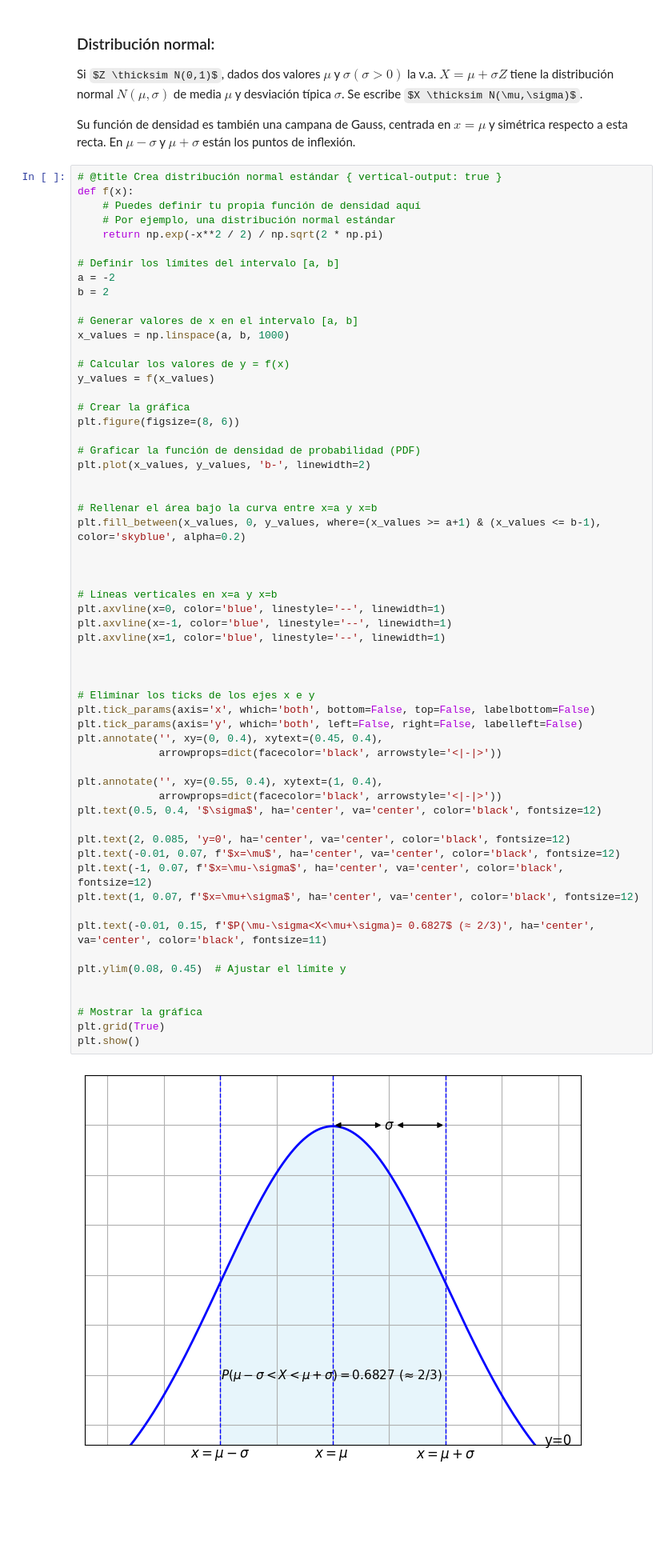
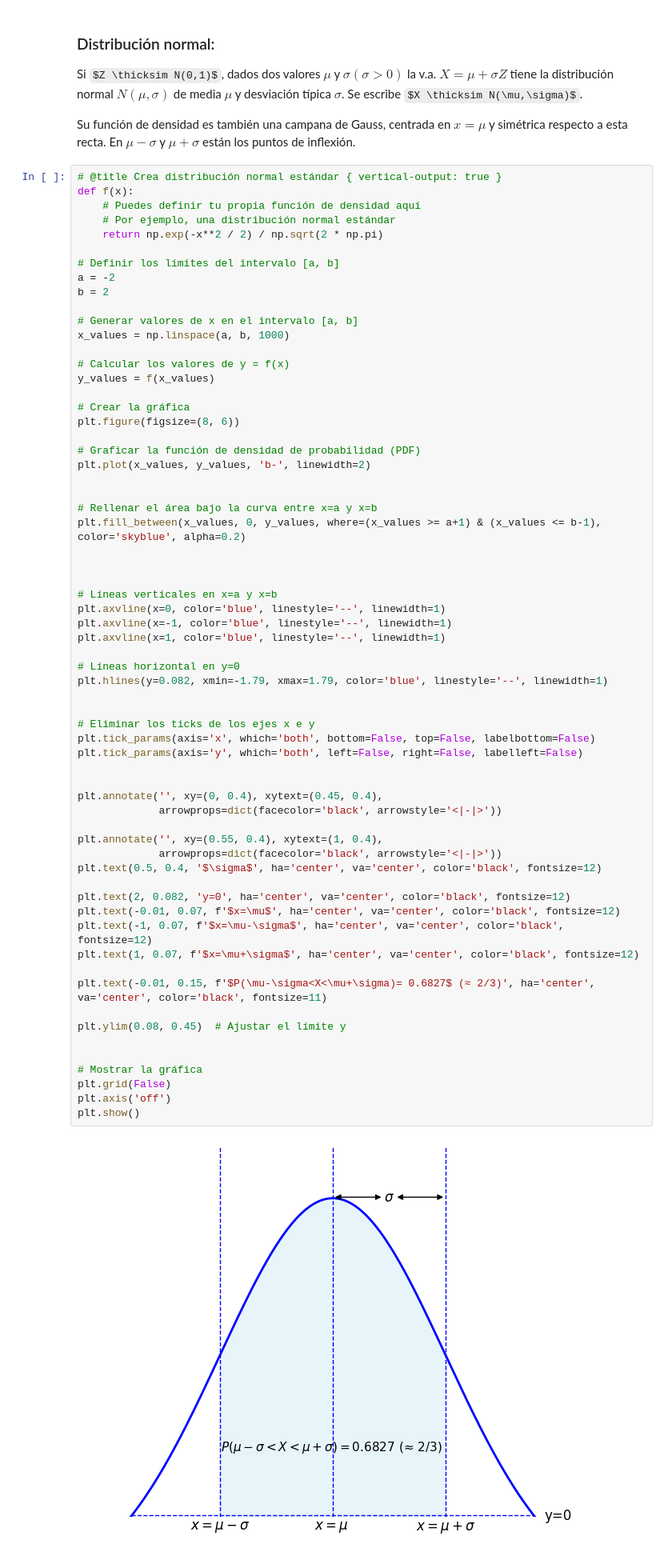
Before and after one commit to ednavivianasegura/Curso_PLN, a Jupyter notebook: PLN_EDNA.ipynb, the cells around one changed output. Shown at 80% size. Cells and saved outputs as stored; diff of their text form; some formulas as TeX source; blank space fills up the shorter version.

```diff
--- a/PLN_EDNA.ipynb
+++ b/PLN_EDNA.ipynb
@@ -2223,36 +2233,41 @@ plt.fill_between(x_values, 0, y_values, where=(x_values >= a+1) & (x_values <= b
 
 # Líneas verticales en x=a y x=b
 plt.axvline(x=0, color='blue', linestyle='--', linewidth=1)
 plt.axvline(x=-1, color='blue', linestyle='--', linewidth=1)
 plt.axvline(x=1, color='blue', linestyle='--', linewidth=1)
 
+# Líneas horizontal en y=0
+plt.hlines(y=0.082, xmin=-1.79, xmax=1.79, color='blue', linestyle='--', linewidth=1)
 
 
 # Eliminar los ticks de los ejes x e y
 plt.tick_params(axis='x', which='both', bottom=False, top=False, labelbottom=False)
 plt.tick_params(axis='y', which='both', left=False, right=False, labelleft=False)
+
+
 plt.annotate('', xy=(0, 0.4), xytext=(0.45, 0.4),
              arrowprops=dict(facecolor='black', arrowstyle='<|-|>'))
 
 plt.annotate('', xy=(0.55, 0.4), xytext=(1, 0.4),
              arrowprops=dict(facecolor='black', arrowstyle='<|-|>'))
 plt.text(0.5, 0.4, '$\sigma$', ha='center', va='center', color='black', fontsize=12)
 
-plt.text(2, 0.085, 'y=0', ha='center', va='center', color='black', fontsize=12)
+plt.text(2, 0.082, 'y=0', ha='center', va='center', color='black', fontsize=12)
 plt.text(-0.01, 0.07, f'$x=\mu$', ha='center', va='center', color='black', fontsize=12)
 plt.text(-1, 0.07, f'$x=\mu-\sigma$', ha='center', va='center', color='black', fontsize=12)
 plt.text(1, 0.07, f'$x=\mu+\sigma$', ha='center', va='center', color='black', fontsize=12)
 
 plt.text(-0.01, 0.15, f'$P(\mu-\sigma<X<\mu+\sigma)= 0.6827$ (≈ 2/3)', ha='center', va='center', color='black', fontsize=11)
 
 plt.ylim(0.08, 0.45)  # Ajustar el límite y
 
 
 # Mostrar la gráfica
-plt.grid(True)
+plt.grid(False)
+plt.axis('off')
 plt.show()
 # %% [output]
-[figure, old version]
+[figure, new version]
 # %% [markdown]
 ### Propiedades de la distribución normal:
 
```
Also changed, not shown: parts of 13 cells of this notebook.
